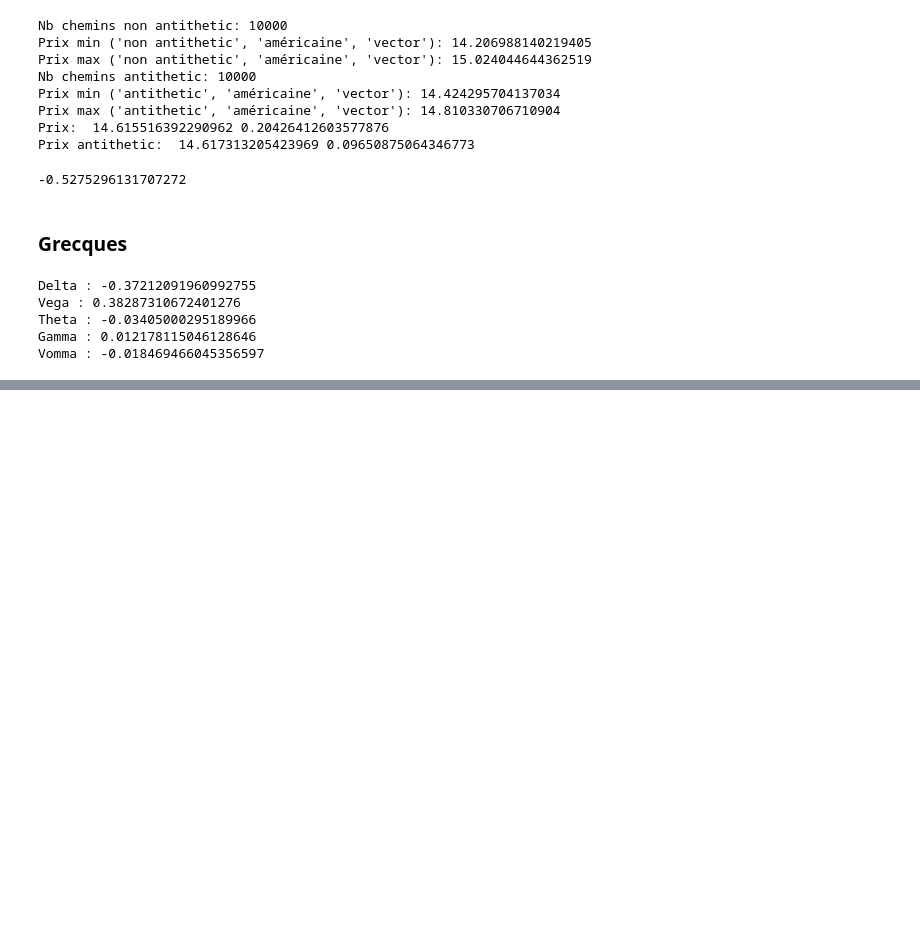
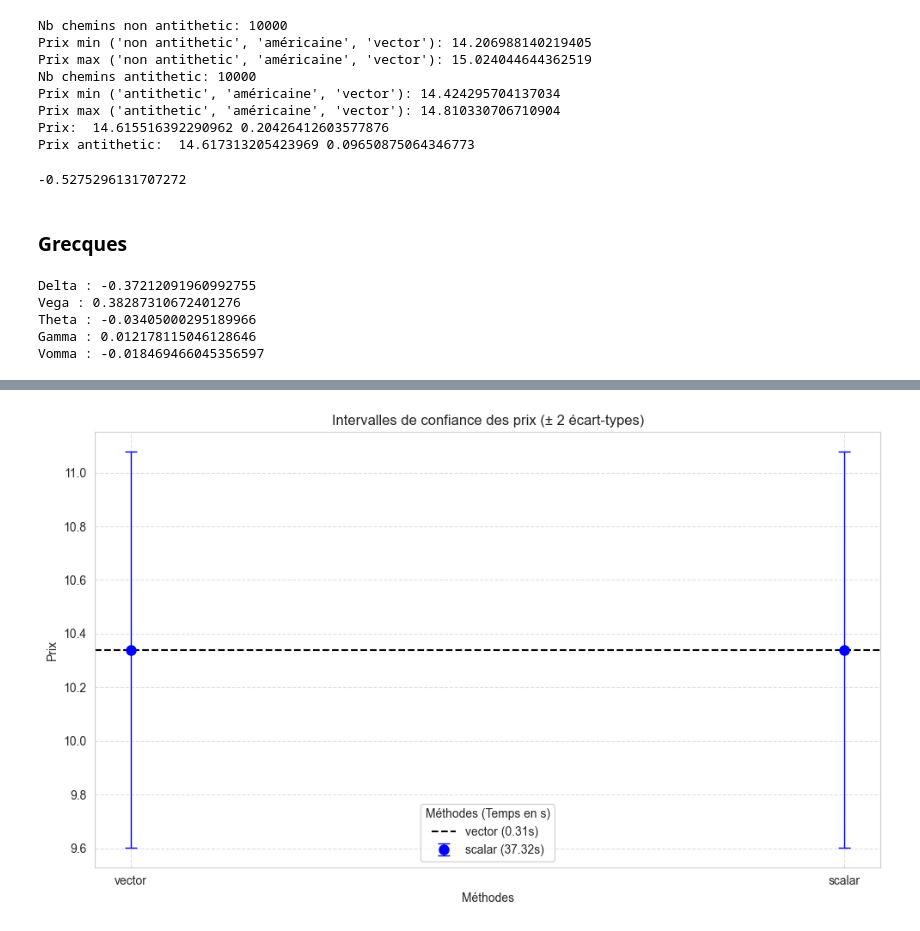
Before and after one commit to lincecile/Monte-Carlo-simulations-Longstaff-Schwartz, a Jupyter notebook: Exemple_notebook.ipynb, the cells around one changed output, grey strips where cells are left out. Cells and saved outputs as stored; diff of their text form; code cells hidden in the pictures; blank space fills up the shorter version.

```diff
--- a/Exemple_notebook.ipynb
+++ b/Exemple_notebook.ipynb
@@ -205,0 +223,6 @@ np.float64(-8.7105062608671)
+# %%
+# Pour comparer les méthodes vectorielle et scalaire
+fig_methodes = lsm_graph.comparer_methodes()
+fig_methodes.show()
+# %% [output]
+[figure, added]
```
Also changed, not shown: parts of 11 cells of this notebook, 3 other files.
